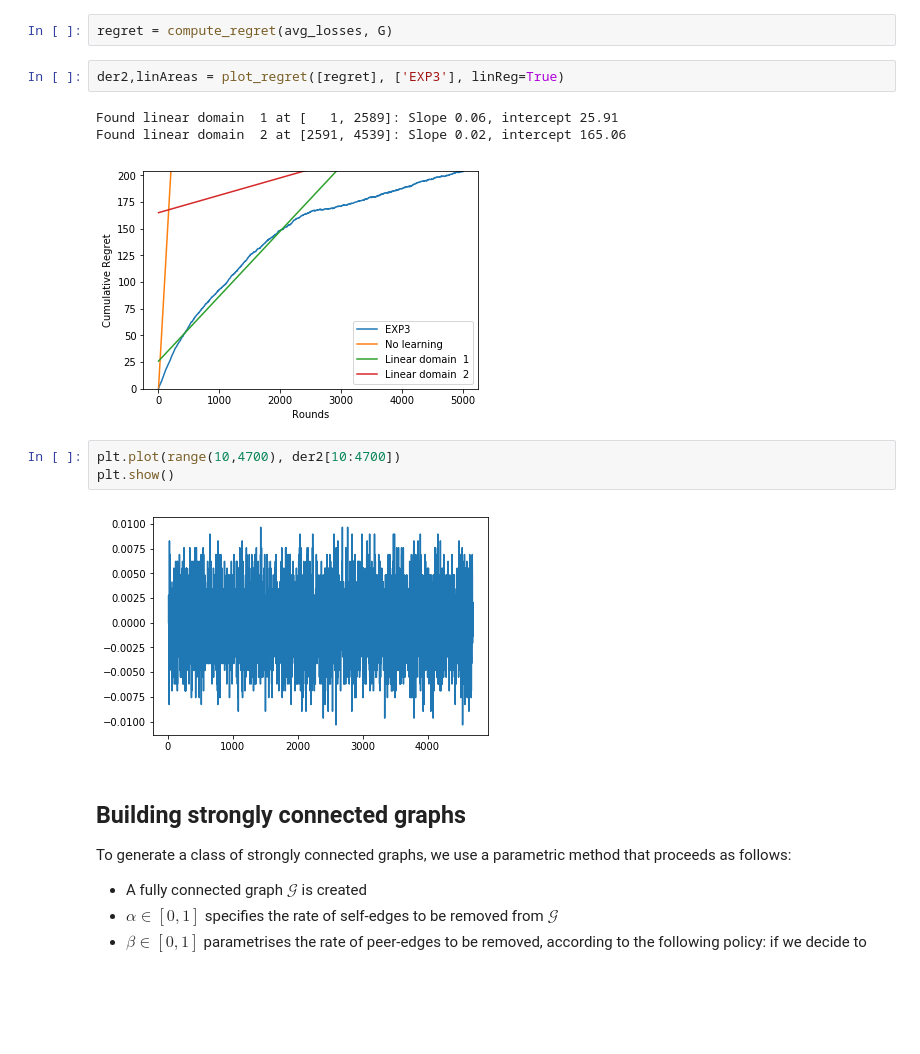
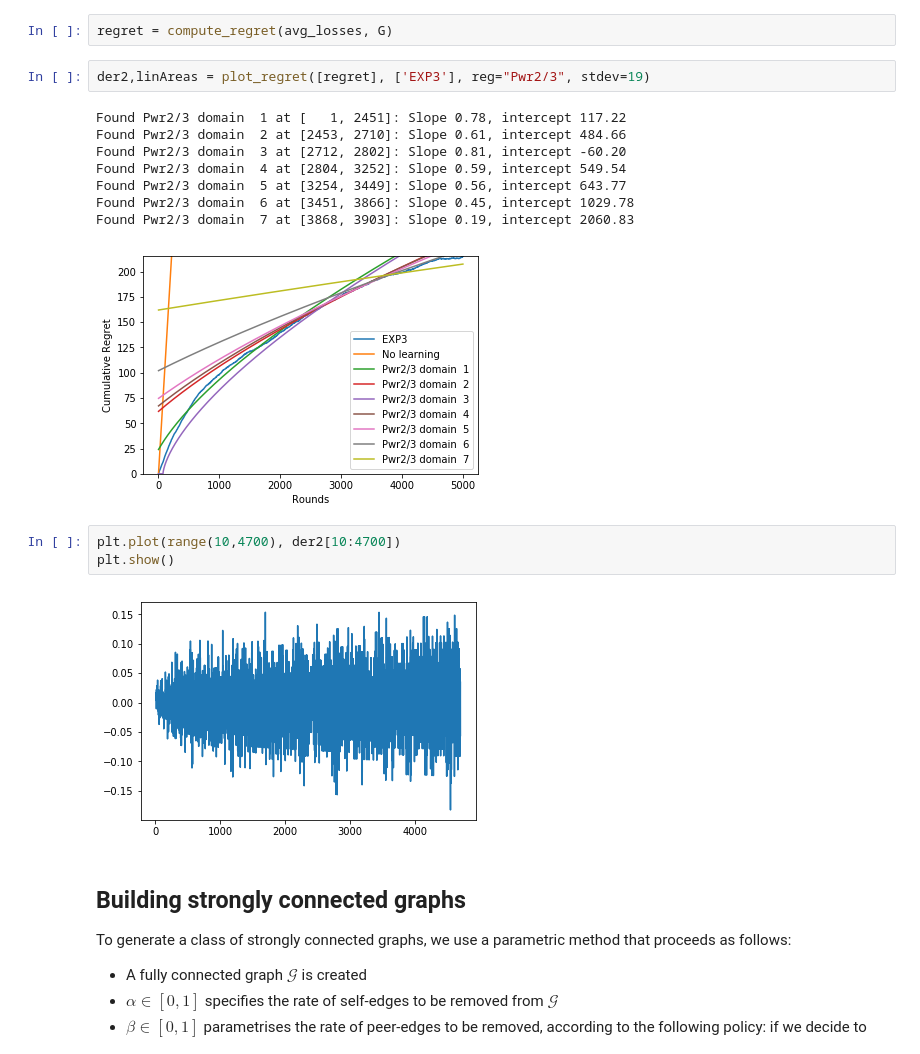
Before and after one commit to funboarder13920/GML-Project, a Jupyter notebook: EXP3.ipynb, the cells around one changed output. Drawn from its saved outputs; the diff is of its cells as text; blank space fills up the shorter version.

Commit message:
Fixed linear fitting, and first attempt to generalize fitting to power functions

```diff
--- a/EXP3.ipynb
+++ b/EXP3.ipynb
@@ -56,16 +58,21 @@ for run in range(n_run):
 # %%
 regret = compute_regret(avg_losses, G)
 # %%
-der2,linAreas = plot_regret([regret], ['EXP3'], linReg=True)
+der2,linAreas = plot_regret([regret], ['EXP3'], reg="Pwr2/3", stdev=19)
 # %% [output]
-Found linear domain  1 at [   1, 2589]: Slope 0.06, intercept 25.91
-Found linear domain  2 at [2591, 4539]: Slope 0.02, intercept 165.06
+Found Pwr2/3 domain  1 at [   1, 2451]: Slope 0.78, intercept 117.22
+Found Pwr2/3 domain  2 at [2453, 2710]: Slope 0.61, intercept 484.66
+Found Pwr2/3 domain  3 at [2712, 2802]: Slope 0.81, intercept -60.20
+Found Pwr2/3 domain  4 at [2804, 3252]: Slope 0.59, intercept 549.54
+Found Pwr2/3 domain  5 at [3254, 3449]: Slope 0.56, intercept 643.77
+Found Pwr2/3 domain  6 at [3451, 3866]: Slope 0.45, intercept 1029.78
+Found Pwr2/3 domain  7 at [3868, 3903]: Slope 0.19, intercept 2060.83
-[figure, old version]
+[figure, new version]
 # %%
 plt.plot(range(10,4700), der2[10:4700])
 plt.show()
 # %% [output]
-[figure, old version]
+[figure, new version]
 # %% [markdown]
 ## Building strongly connected graphs
 
```
Also changed, not shown: parts of 4 cells of this notebook, 1 other file.
